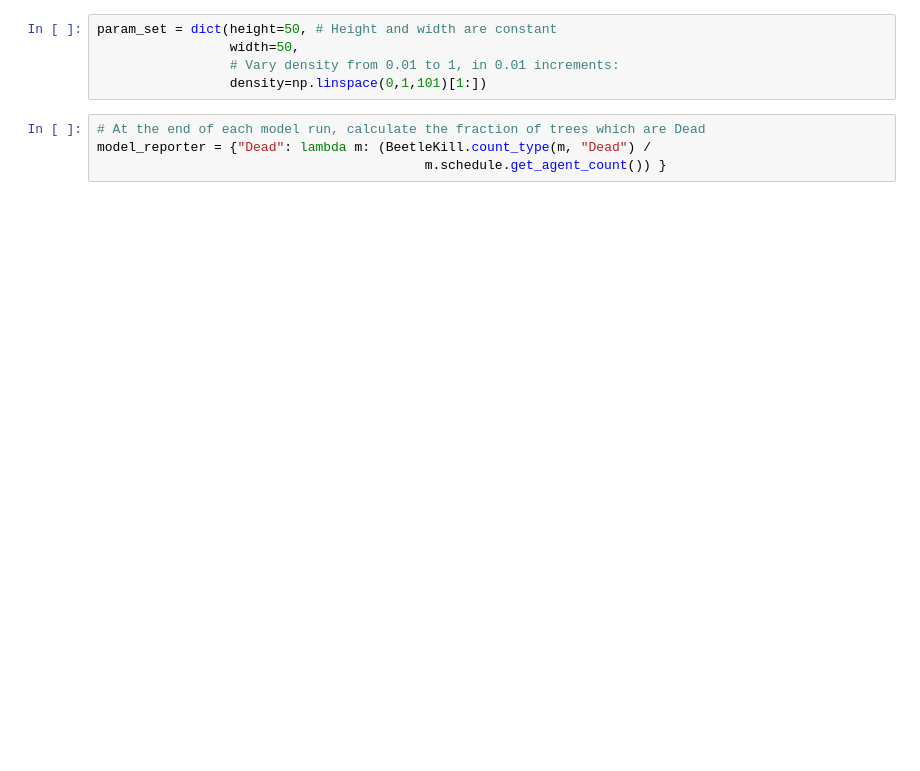
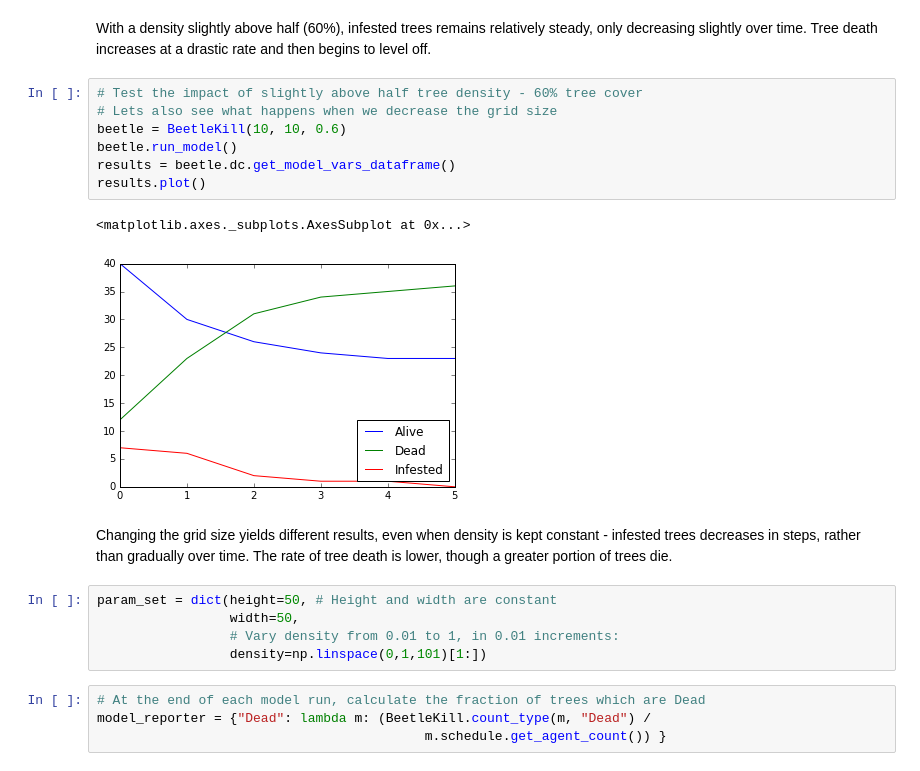
Before and after one commit to sidneyabush/STA-Lab_4, a Jupyter notebook: STA Lab 4 - Sidney.ipynb, the cells around one changed output. Drawn from its saved outputs; the diff is of its cells as text; blank space fills up the shorter version.

```diff
--- a/STA Lab 4 - Sidney.ipynb
+++ b/STA Lab 4 - Sidney.ipynb
@@ -185,3 +197,17 @@ results.plot()
+# %% [markdown]
+With a density slightly above half (60%), infested trees remains relatively steady, only decreasing slightly over time. Tree death increases at a drastic rate and then begins to level off.
+# %%
+# Test the impact of slightly above half tree density - 60% tree cover
+# Lets also see what happens when we decrease the grid size
+beetle = BeetleKill(10, 10, 0.6)
+beetle.run_model()
+results = beetle.dc.get_model_vars_dataframe()
+results.plot()
+# %% [output]
+<matplotlib.axes._subplots.AxesSubplot at 0x...>
+[figure, added]
+# %% [markdown]
+Changing the grid size yields different results, even when density is kept constant - infested trees decreases in steps, rather than gradually over time. The rate of tree death is lower, though a greater portion of trees die.
 # %%
 param_set = dict(height=50, # Height and width are constant
                  width=50,
```
Also changed, not shown: parts of 22 cells of this notebook, 3 other files.
